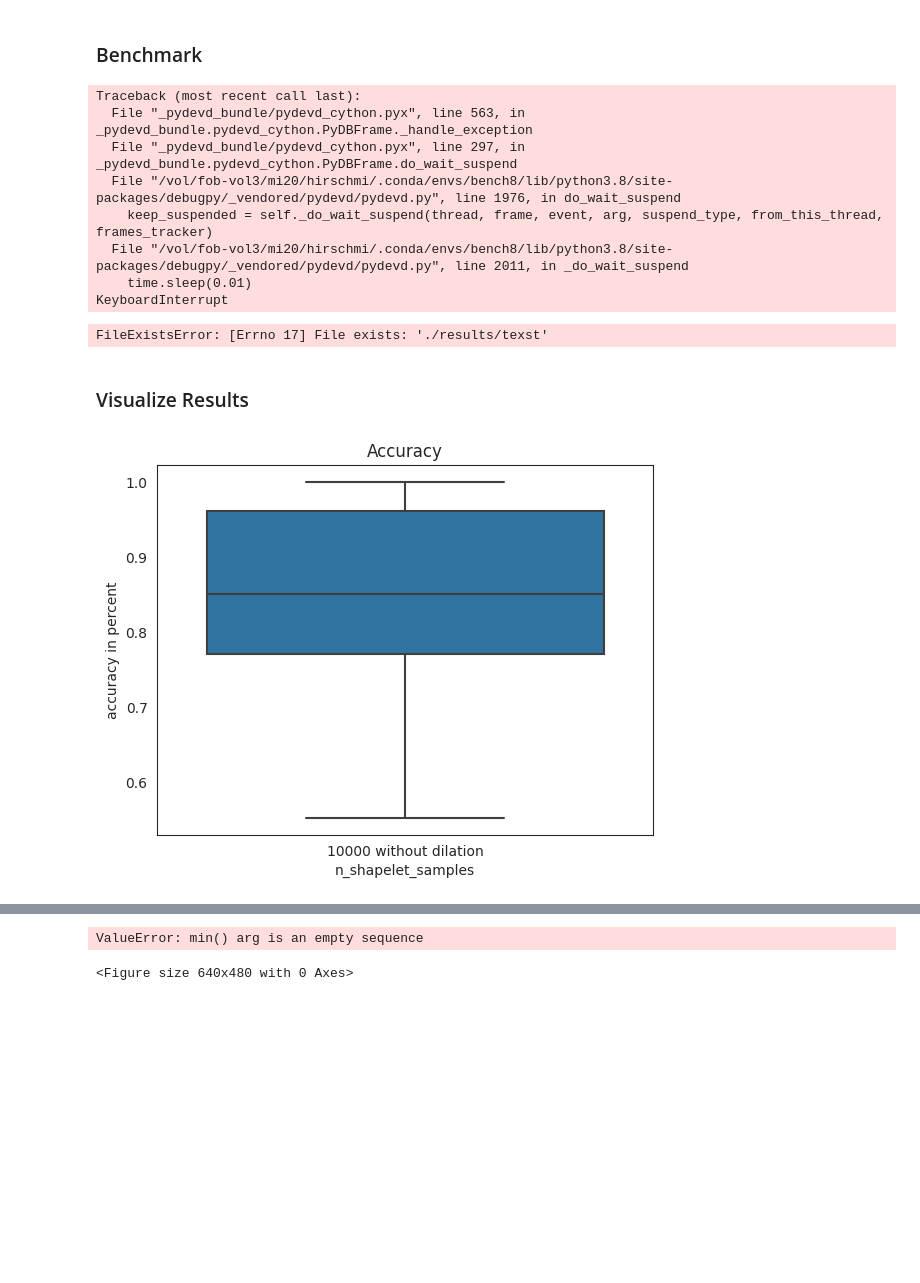
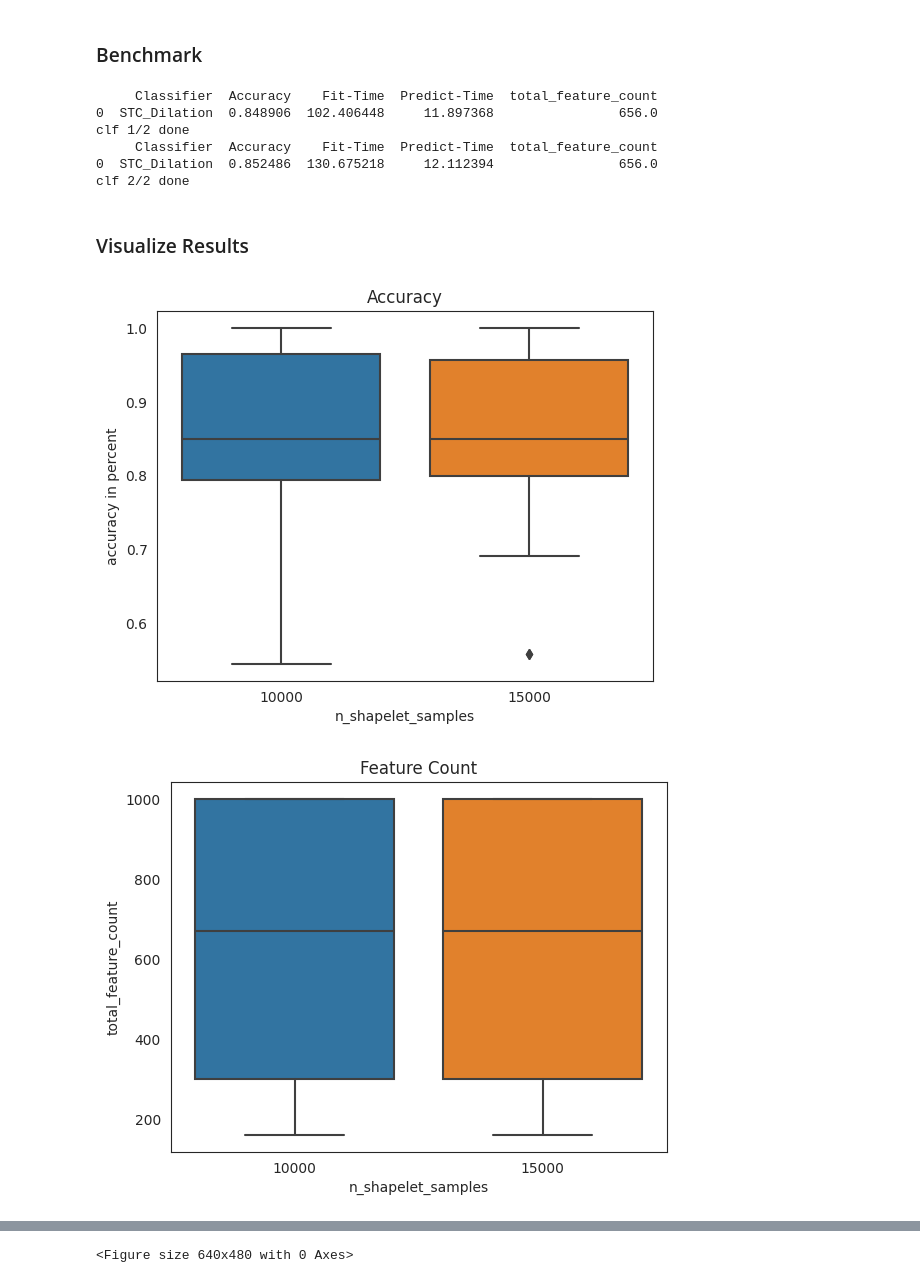
Before and after one commit to r00tk1d/dilation_evaluation, a Jupyter notebook: benchmark/STC.ipynb, the cells around one changed output, grey strips where cells are left out. Saved outputs shown, nothing was run; the diff lists cells and outputs as text; code cells hidden in the pictures; blank space fills up the shorter version.

Commit message:
improved visualisation and setup stc notebook

```diff
--- a/benchmark/STC.ipynb
+++ b/benchmark/STC.ipynb
@@ -312,7 +312,7 @@ def generate_parameters():
         [stc_n_shapelet_samples, stc_max_shapelet_length, stc_max_shapelets]
         for a, stc_n_shapelet_samples in enumerate([10000, 15000, 20000, 25000, 30000, 35000])
         for b, stc_max_shapelet_length in enumerate([None])
-        for c, stc_max_shapelets in enumerate([None]) #If None it uses the min between 10 * n_instances and 1000
+        for c, stc_max_shapelets in enumerate([None]) # If None it uses the min between 10 * n_instances and 1000
         #for d, stc_shapelet_length_prop in enumerate([1.0, 0.7, 0.3]) --> nicht notwendig, da über max_shapelet_length schon reduziert werden kann
     ]
     return parameters
@@ -333,7 +333,7 @@ def generate_clfs(possible_parameters):
         "max_shapelets",
         ]
 
-    clfs = [] #[ShapeletTransformClassifier(), "STC", stc_results_cols, ["10000 without dilation", "None", "None"]]
+    clfs = [[ShapeletTransformClassifier(), "STC", stc_results_cols, ["10000 without dilation", "None", "None"]]]
     for params in possible_parameters:
 
         stc_params = {
@@ -351,7 +351,8 @@ def generate_clfs(possible_parameters):
 import benchmark
 import os
 
-benchmark_name = "TEST"
+benchmark_name = "STC_DILATION_N_SHAPELET_SAMPLES"
+base_column = 'n_shapelet_samples'
 save_data = True
 save_plots = True
 
@@ -361,20 +362,18 @@ clfs = generate_clfs(parameters)
 
 all_results, all_results_mean = benchmark.run(clfs=clfs,datasets=datasets, benchmark_name=benchmark_name, save_data=save_data)
 # %% [output]
-Traceback (most recent call last):
-  File "_pydevd_bundle/pydevd_cython.pyx", line 563, in _pydevd_bundle.pydevd_cython.PyDBFrame._handle_exception
-  File "_pydevd_bundle/pydevd_cython.pyx", line 297, in _pydevd_bundle.pydevd_cython.PyDBFrame.do_wait_suspend
-  File "/vol/fob-vol3/mi20/hirschmi/.conda/envs/bench8/lib/python3.8/site-packages/debugpy/_vendored/pydevd/pydevd.py", line 1976, in do_wait_suspend
-    keep_suspended = self._do_wait_suspend(thread, frame, event, arg, suspend_type, from_this_thread, frames_tracker)
-  File "/vol/fob-vol3/mi20/hirschmi/.conda/envs/bench8/lib/python3.8/site-packages/debugpy/_vendored/pydevd/pydevd.py", line 2011, in _do_wait_suspend
-    time.sleep(0.01)
-KeyboardInterrupt
+     Classifier  Accuracy    Fit-Time  Predict-Time  total_feature_count
+0  STC_Dilation  0.848906  102.406448     11.897368                656.0
+clf 1/2 done
+     Classifier  Accuracy    Fit-Time  Predict-Time  total_feature_count
+0  STC_Dilation  0.852486  130.675218     12.112394                656.0
+clf 2/2 done
-FileExistsError: [Errno 17] File exists: './results/texst'
 # %% [markdown]
 ### Visualize Results ###
 # %%
 import visualize
-visualize.boxplots(all_results, benchmark_name=benchmark_name, save_boxplots=save_plots)
-visualize.barplots(all_results_mean, benchmark_name=benchmark_name, save_barcharts=save_plots)
+visualize.boxplots(all_results, benchmark_name=benchmark_name, save_boxplots=save_plots, base_column=base_column)
+visualize.barplots(all_results_mean, benchmark_name=benchmark_name, save_barcharts=save_plots, base_column=base_column)
 # %% [output]
-[figure, old version]
+[figure, new version]
+[figure, added]
@@ -381,2 +384 @@ visualize.barplots(all_results_mean, benchmark_name=benchmark_name, save_barchar
-ValueError: min() arg is an empty sequence
+<Figure size 640x480 with 0 Axes>
-<Figure size 640x480 with 0 Axes>
```
Also changed, not shown: parts of 1 cell of this notebook, 12 other files.
